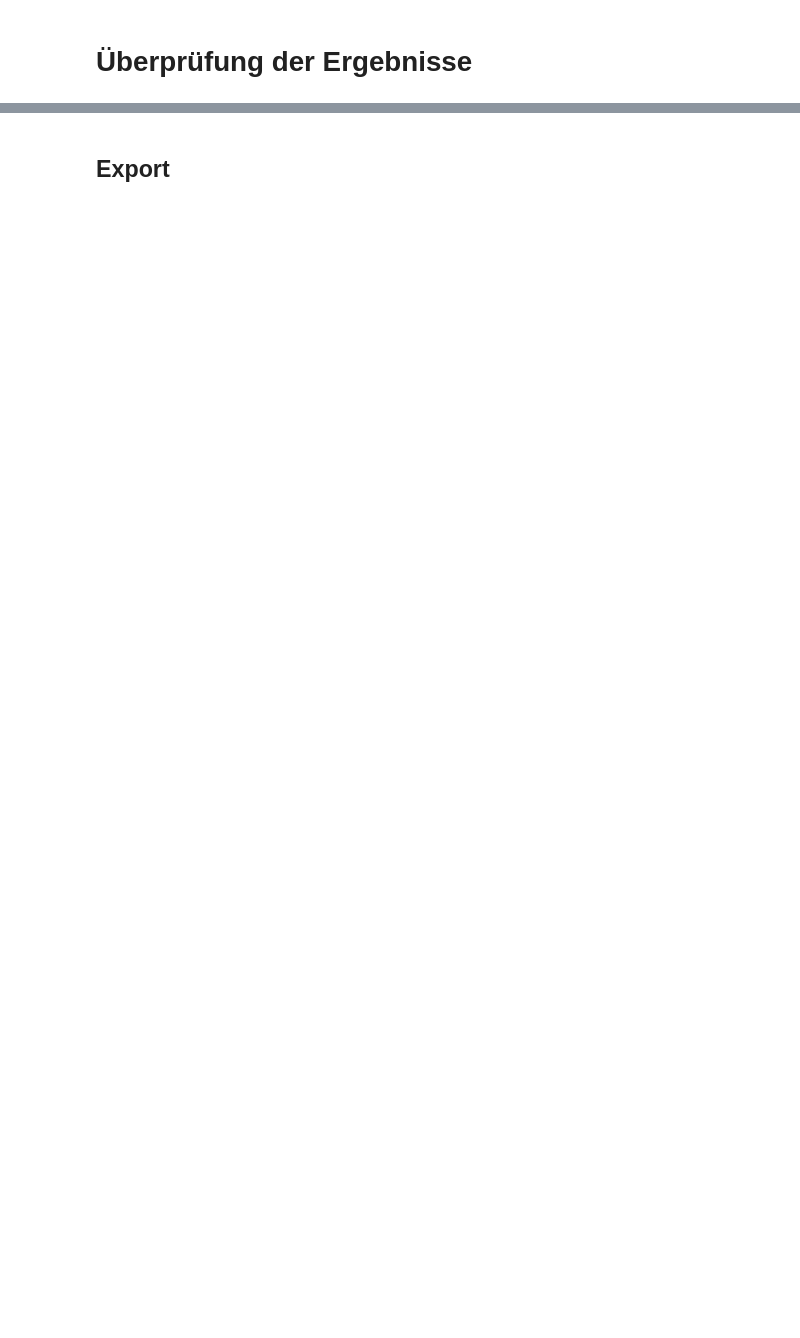
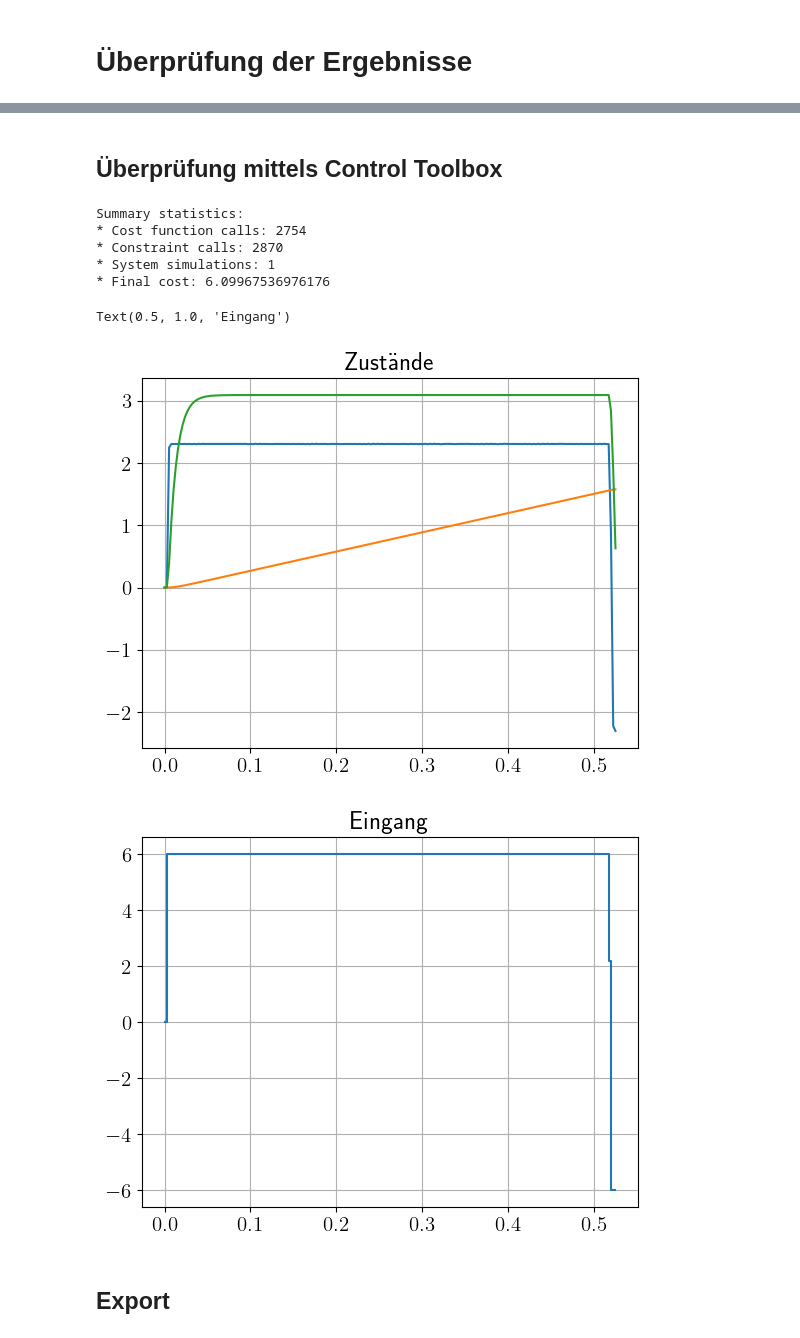
Before and after one commit to StefanKauf/OClab, a Jupyter notebook: 1_einfaches_Modell.ipynb, the cells around one changed output, grey strips where cells are left out. Drawn from its saved outputs; the diff is of its cells as text; code cells hidden in the pictures; blank space fills up the shorter version.

Commit message:
add Control Toolbox + new Überprüfung

```diff
--- a/1_einfaches_Modell.ipynb
+++ b/1_einfaches_Modell.ipynb
@@ -405,3 +414,78 @@ plt.show()
+# %% [markdown]
+## Überprüfung mittels Control Toolbox
+# %%
+import control as ct
+import control.optimal as obc
+
+Nct = 20
+
+def system_update(t, x, u,params):
+    # Return the derivative of the state
+    return libs.A_simple@x + libs.B_simple*u
+
+def system_output(t, x, u,params):
+    return x
+
+
+
+# Define the vehicle steering dynamics as an input/output system
+Quanser = ct.NonlinearIOSystem(
+    system_update, system_output, states=3, name='Quanser',
+    inputs=('u'), outputs=('i','phi','omega'))
+
+
+
+u0 = np.array([0.]); x0_ = np.array([0., 0., 0.]);
+uf = np.array([0.]); xf_ = np.array([0, np.pi/2., 0.]);
+Tf = 2
+'''
+Q = np.diag([0, 10, 0])          # don't turn too sharply
+R = np.diag([0.1])               # keep inputs small
+P = np.diag([0, 10, 0])   # get close to final point
+'''
+traj_cost = obc.quadratic_cost(Quanser, Q, R, x0=xf_, u0=uf)
+term_cost = obc.quadratic_cost(Quanser, S, 0, x0=xf_)
+
+constraints = [ obc.input_range_constraint(Quanser, [-6],[6]),obc.state_range_constraint(Quanser, xmin, xmax)]
+
+timepts = np.linspace(0, Tf, Nct, endpoint=True)
+
+result = obc.solve_ocp(
+    Quanser, timepts, x0_, traj_cost, constraints,
+    terminal_cost=term_cost, initial_guess=u0)
+# %% [output]
+Summary statistics:
+* Cost function calls: 2754
+* Constraint calls: 2870
+* System simulations: 1
+* Final cost: 6.09967536976176
+# %%
+# Simulate the system dynamics (open loop)
+#input = result.inputs; timepts = np.linspace(0, Tf, Nct, endpoint=True); t_ev=np.linspace(0, Tf, N)
+#input = U1 ;  timepts = np.linspace(0, Tf, N, endpoint=True); t_ev=np.linspace(0, Tf, N)
+input = U1 ;  timepts = np.linspace(0, T1, N, endpoint=True);  t_ev=np.linspace(0, T1, N)
+
+resp = ct.input_output_response(
+    Quanser, timepts, input, x0,
+    t_eval=t_ev)
+t, y, u = resp.time, resp.outputs, resp.inputs
+
+
+plt.figure(1)
+plt.plot(t, y[0])
+plt.plot(t, y[1])
+plt.plot(t, y[2])
+plt.grid()
+plt.title('Zustände')
+
+plt.figure(2)
+plt.step(t,u[0])
+plt.grid()
+plt.title('Eingang')
+# %% [output]
+Text(0.5, 1.0, 'Eingang')
+[figure, added]
+[figure, added]
 # %% [markdown]
 ## Export
 # %%
```
Also changed, not shown: parts of 17 cells of this notebook, 5 other files.
